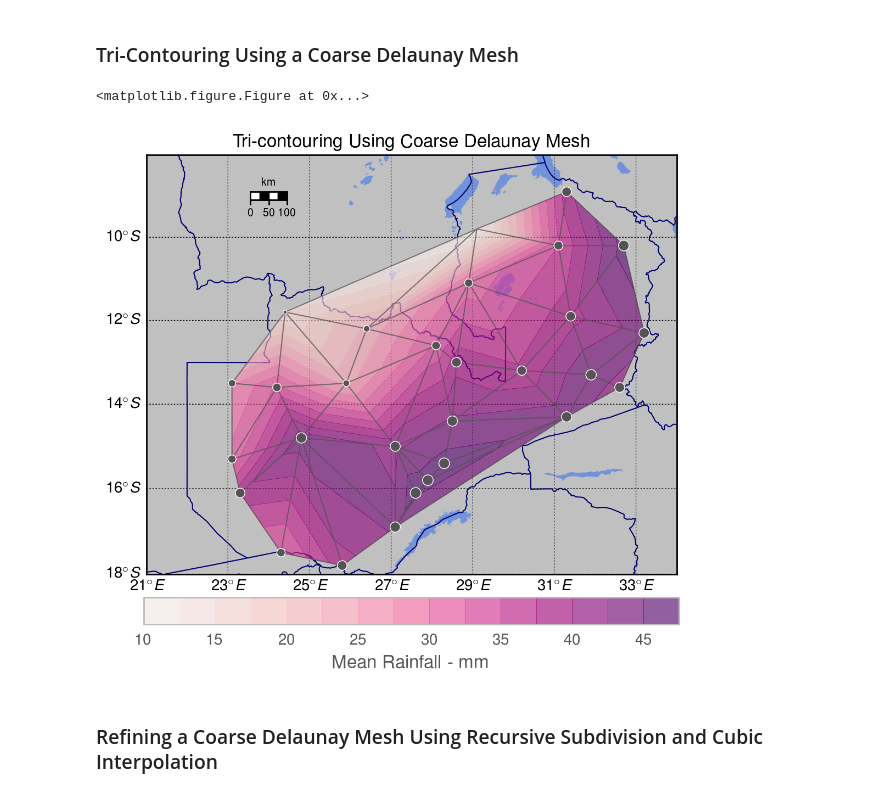
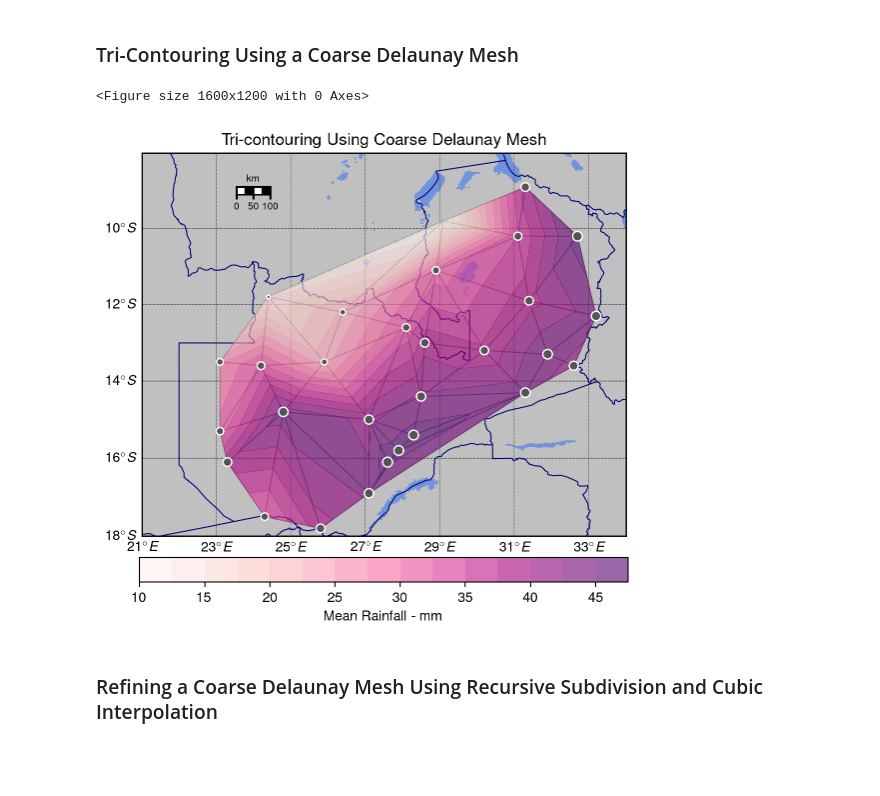
Before and after one commit to urschrei/Geopython, a Jupyter notebook: contour.ipynb, the cells around one changed output. Cells and saved outputs as stored; diff of their text form; code cells hidden in the pictures; blank space fills up the shorter version.

```diff
--- a/contour.ipynb
+++ b/contour.ipynb
@@ -3,9 +3,10 @@
 # %%
 import numpy as np
 import pandas as pd
-from matplotlib.mlab import griddata
+# from matplotlib.mlab import griddata
 from mpl_toolkits.basemap import Basemap, interp
 from matplotlib.tri import Triangulation, TriAnalyzer, UniformTriRefiner
+import matplotlib
 import matplotlib.cm as cm
 import matplotlib.font_manager as fm
 import matplotlib as mpl
@@ -13,11 +14,13 @@ import matplotlib.pyplot as plt
 from matplotlib.collections import PatchCollection
 from matplotlib.colors import Normalize
 from scipy.spatial import Voronoi, voronoi_plot_2d
+from scipy.interpolate import griddata
 from shapely.geometry import Polygon, MultiPolygon, box
 from descartes import PolygonPatch
 %matplotlib inline
+%config InlineBackend.figure_format='retina'
 mpl.rcParams['figure.figsize'] = (16, 12)
-mpl.rcParams['savefig.dpi'] = 200
+mpl.rcParams['savefig.dpi'] = 300
 import math
 from itertools import chain
 # %% [markdown]
@@ -400,7 +404,7 @@ plt.show()
 plt.clf()
 fig = plt.figure(figsize=(7.22, 5.25))
 
-ax2 = fig.add_subplot(111, axisbg='w', frame_on=False)
+ax2 = fig.add_subplot(111, frame_on=False)
 
 # draw map details
 m.drawmapboundary(fill_color = 'white', ax=ax2)
@@ -430,7 +434,7 @@ tri = Triangulation(data.projected_lon, data.projected_lat)
 ntri = tri.triangles.shape[0]
 
 # Some invalid data are masked out
-mask_init = np.zeros(ntri, dtype=np.bool)
+mask_init = np.zeros(ntri, dtype=bool)
 masked_tri = random_gen.randint(0, ntri, int(ntri*init_mask_frac))
 mask_init[masked_tri] = True
 tri.set_mask(mask_init)
@@ -454,37 +458,36 @@ m.scatter(
     data['projected_lon'],
     data['projected_lat'],
     color='#545454',
     edgecolor='#ffffff',
     alpha=1.,
     s=50 * norm(data['Z']),
-    cmap='RdPu',
     ax=ax2,
-    vmin=zi.min(), vmax=zi.max(), zorder=5)
+    zorder=5)
 plt.title(
     "Tri-contouring Using Coarse Delaunay Mesh",
     fontsize=12)
 
 cbar = plt.colorbar(
     triconf, orientation='horizontal',
     fraction=.057, pad=0.05, ax=ax2)
 cbar.set_label("Mean Rainfall - mm", alpha=1.)
 
 m.drawmapscale(
     24., -9., 28., -13,
     100,
     units='km', fontsize=7,
     yoffset=None,
     barstyle='fancy', labelstyle='simple',
     fillcolor1='w', fillcolor2='#000000',
     fontcolor='#000000',
     zorder=5, ax=ax2)
 
 plt.tight_layout(pad=1.25)
 plt.savefig("rainfall_coarse.png", format="png", bbox_inches='tight', transparent=True, dpi=300)
 plt.show()
 # %% [output]
-<matplotlib.figure.Figure at 0x...>
+<Figure size 1600x1200 with 0 Axes>
-[figure, old version]
+[figure, new version]
 # %% [markdown]
 ### Refining a Coarse Delaunay Mesh Using Recursive Subdivision and Cubic Interpolation
 # %%
```
Also changed, not shown: parts of 8 cells of this notebook, 4 other files.
